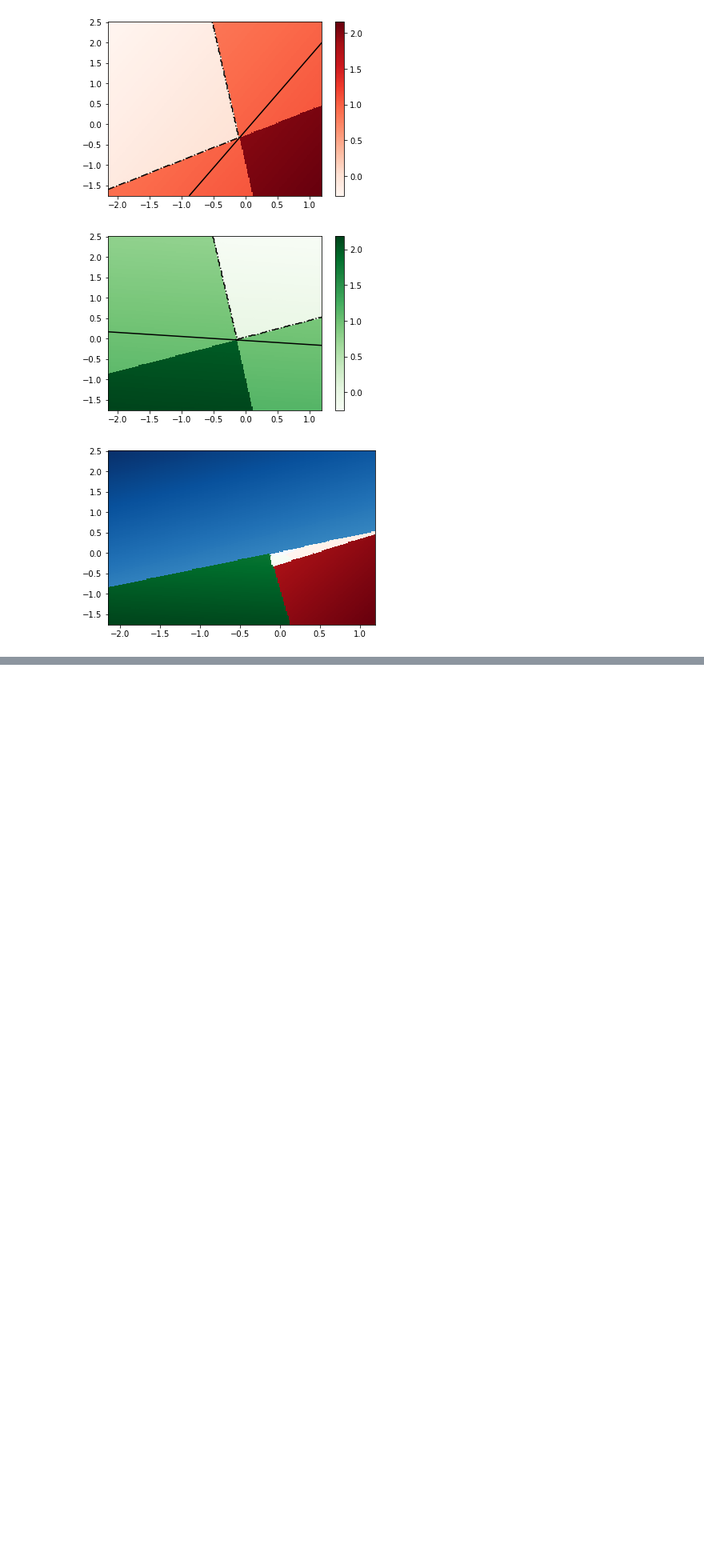
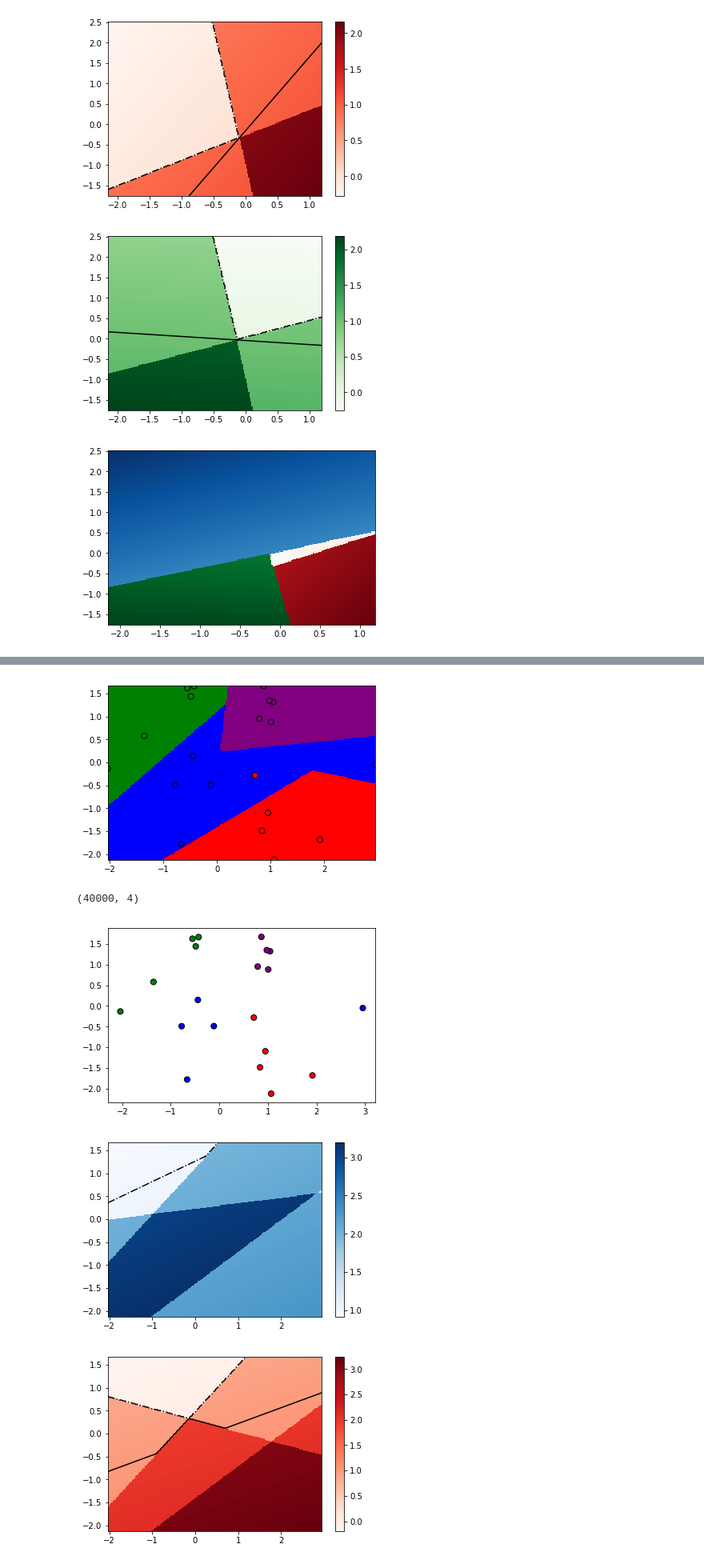
Before and after one commit to MyznEiji/introductionToIdentificationByLearningWithScikit-learn, a Jupyter notebook: verious_classifiers/section7.ipynb, the cells around one changed output, grey strips where cells are left out. Shown at 80% size. Saved outputs shown, nothing was run; the diff lists cells and outputs as text; code cells hidden in the pictures; blank space fills up the shorter version.

```diff
--- a/verious_classifiers/section7.ipynb
+++ b/verious_classifiers/section7.ipynb
@@ -270,0 +311,17 @@ plotBoundary4(X, clf)
+# %%
+clf = svm.SVC(kernel='linear',
+              decision_function_shape='ovr') # one-vs-rest, one-vs-all
+clf.fit(X, y)
+
+plt.scatter(X[:, 0], X[:, 1], marker='o', s=50, c=y, cmap=brgp, edgecolors='k')
+plotBoundary(X, clf, cmap=brgp)
+plt.show()
+
+plt.scatter(X[:, 0], X[:, 1], marker='o', s=50, c=y, cmap=brgp, edgecolors='k')
+plotBoundary3(X, clf)
+# %% [output]
+[figure, added]
+(40000, 4)
+[figure, added]
+[figure, added]
+[figure, added]
```
Also changed, not shown: parts of 46 cells of this notebook.
